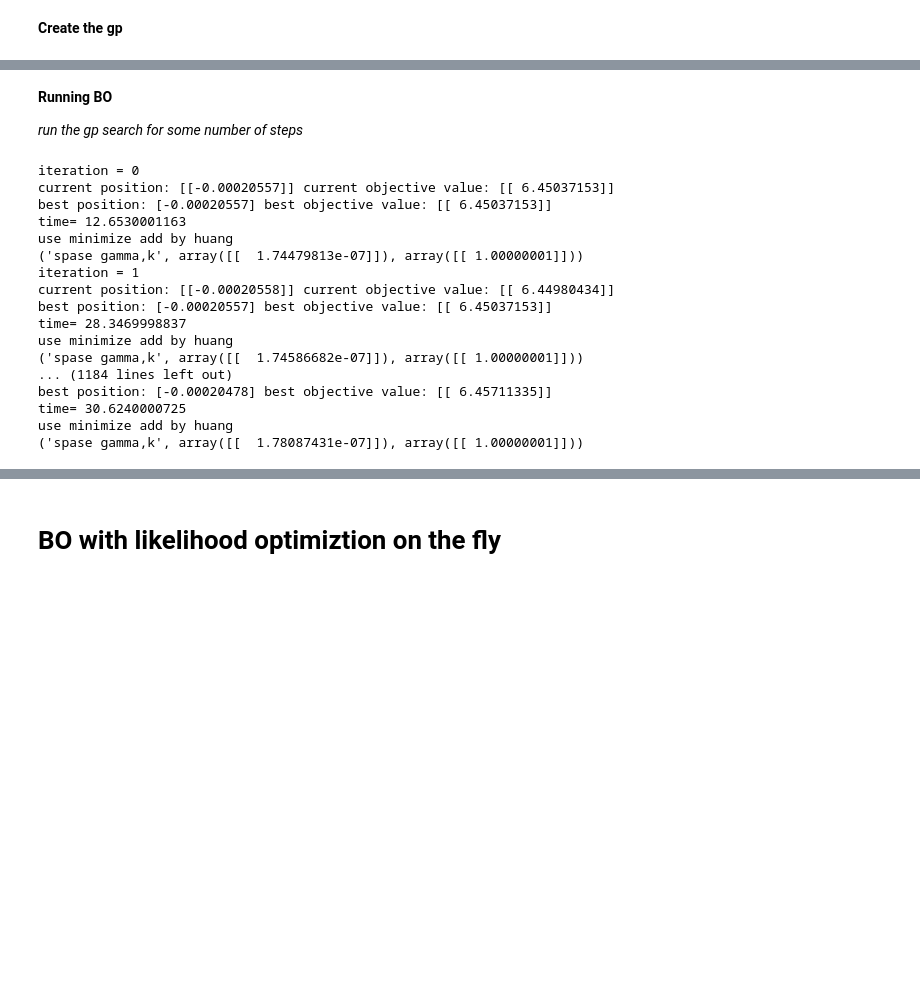
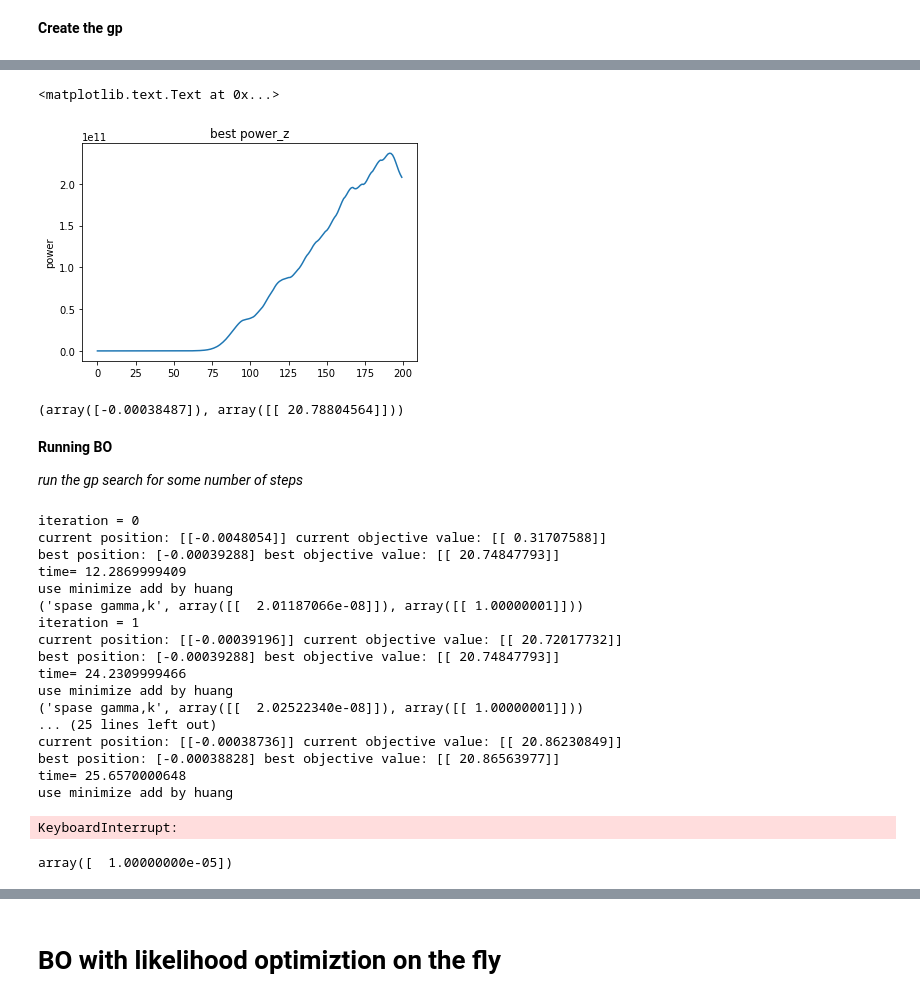
Before and after one commit to hhwer/some_work, a Jupyter notebook: GP/GP/Undulator_Tapering-master/undulator_tapering-Copy1.ipynb, the cells around one changed output, grey strips where cells are left out. Saved outputs shown, nothing was run; the diff lists cells and outputs as text; code cells hidden in the pictures; blank space fills up the shorter version.

```diff
--- a/GP/GP/Undulator_Tapering-master/undulator_tapering-Copy1.ipynb
+++ b/GP/GP/Undulator_Tapering-master/undulator_tapering-Copy1.ipynb
@@ -170,3 +225,18 @@ opt.OptIter()
+# %%
+from machine_interfaces.taper_output import taper_output
+z,power_z = taper_output(-0.00038487)
+#plt.plot(t)
+# %%
+plt.plot(power_z)
+plt.ylabel('power')
+plt.title('best power_z')
+# %% [output]
+<matplotlib.text.Text at 0x...>
+[figure, added]
+# %%
+opt.best_seen()
+# %% [output]
+(array([-0.00038487]), array([[ 20.78804564]]))
 # %% [markdown]
 **Running BO**
 
@@ -176,7 +248,7 @@ Obj_state_s=[]
 # %%
 import time
 end = time.time()
-Niter = 200
+Niter = 10
 for i in range(Niter):
 #    clear_output(wait=True)
     print ('iteration =', i)
@@ -202,19 +274,24 @@ for i in range(Niter):
     opt.OptIter()
 # %% [output]
 iteration = 0
-current position: [[-0.00020557]] current objective value: [[ 6.45037153]]
-best position: [-0.00020557] best objective value: [[ 6.45037153]]
-time= 12.6530001163
+current position: [[-0.0048054]] current objective value: [[ 0.31707588]]
+best position: [-0.00039288] best objective value: [[ 20.74847793]]
+time= 12.2869999409
 use minimize add by huang
-('spase gamma,k', array([[  1.74479813e-07]]), array([[ 1.00000001]]))
+('spase gamma,k', array([[  2.01187066e-08]]), array([[ 1.00000001]]))
 iteration = 1
-current position: [[-0.00020558]] current objective value: [[ 6.44980434]]
-best position: [-0.00020557] best objective value: [[ 6.45037153]]
-time= 28.3469998837
+current position: [[-0.00039196]] current objective value: [[ 20.72017732]]
+best position: [-0.00039288] best objective value: [[ 20.74847793]]
+time= 24.2309999466
 use minimize add by huang
-('spase gamma,k', array([[  1.74586682e-07]]), array([[ 1.00000001]]))
-... (1184 lines left out)
-best position: [-0.00020478] best objective value: [[ 6.45711335]]
-time= 30.6240000725
+('spase gamma,k', array([[  2.02522340e-08]]), array([[ 1.00000001]]))
+... (25 lines left out)
+current position: [[-0.00038736]] current objective value: [[ 20.86230849]]
+best position: [-0.00038828] best objective value: [[ 20.86563977]]
+time= 25.6570000648
 use minimize add by huang
-('spase gamma,k', array([[  1.78087431e-07]]), array([[ 1.00000001]]))
+KeyboardInterrupt:
+# %%
+opt.lengthscales
+# %% [output]
+array([  1.00000000e-05])
```
Also changed, not shown: parts of 17 cells of this notebook, 19 other files.
